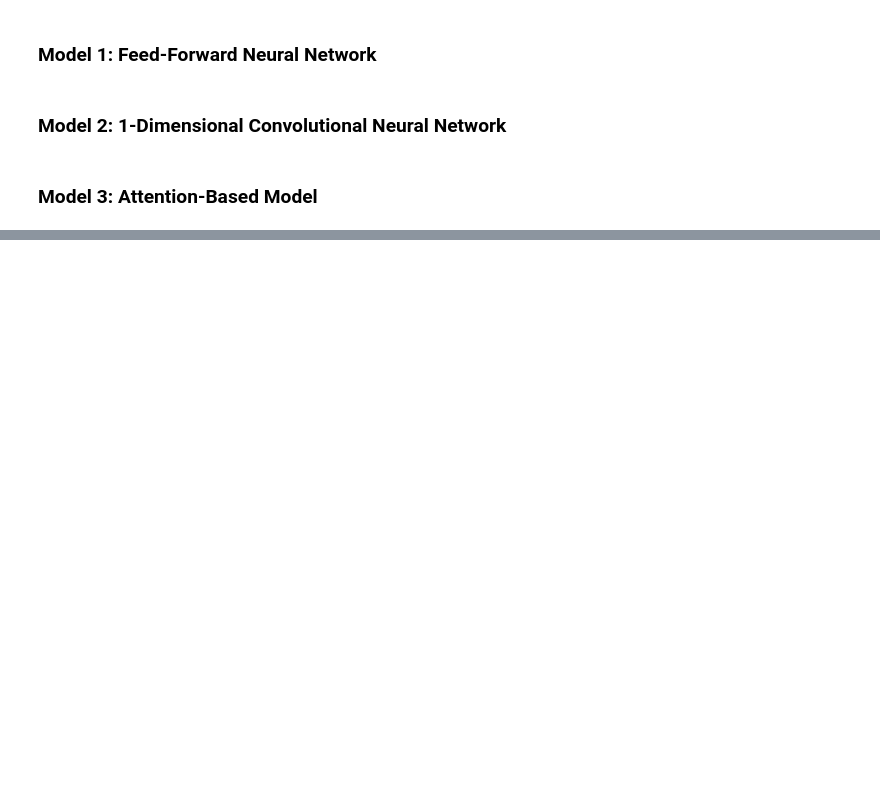
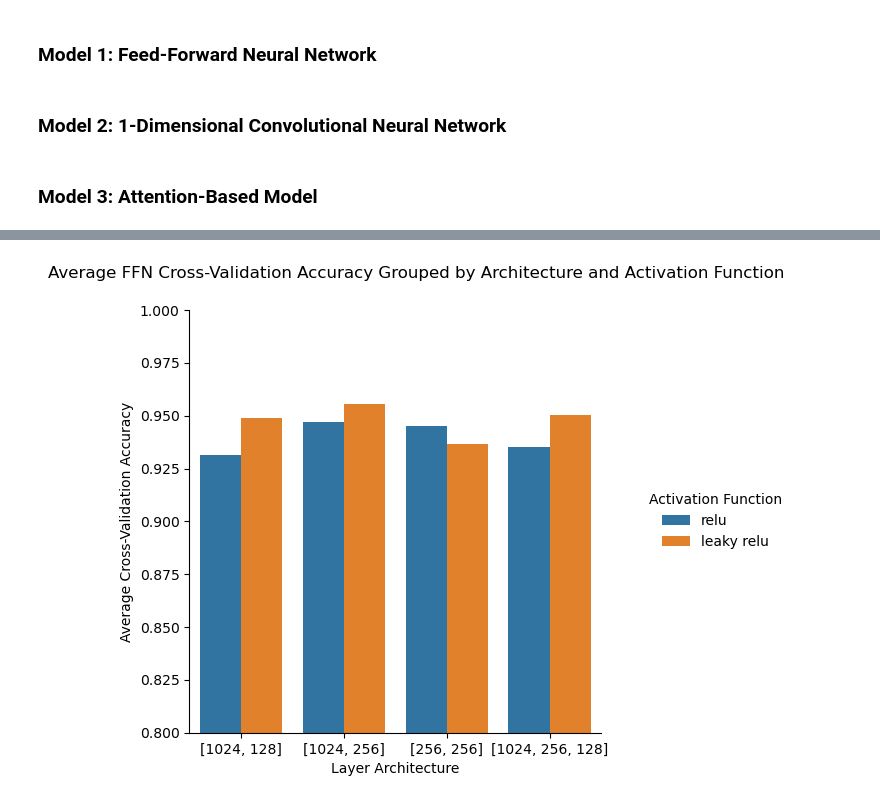
Before and after one commit to cs-ee4841-group1/final_project, a Jupyter notebook: Code.ipynb, the cells around one changed output, grey strips where cells are left out. Saved outputs shown, nothing was run; the diff lists cells and outputs as text; code cells hidden in the pictures; blank space fills up the shorter version.

```diff
--- a/Code.ipynb
+++ b/Code.ipynb
@@ -414,0 +296,23 @@ print(att_acc)
+# %%
+# construct ffns with different layer architectures
+ffn_layers = [[1024,128], [1024, 256], [256, 256], [1024, 256, 128]]
+
+# construct ffns using relu and leaky relu activation
+ffn_act_funcs = ["relu", layers.LeakyReLU(alpha=0.2)]
+
+ffn_tests = []
+
+# compile, train, and store model for each combination of architecture and activation function
+for act_func in ffn_act_funcs:
+    for layer_arch in ffn_layers:
+        ffn_tests.append({
+            "act_func": act_func,
+            "layers": str(layer_arch),
+            "val_accuracy": compile_fit_model('ffn', layer_arch, act_func)
+        })
+        gc.collect()
+
+# store results in a dataframe for later reference
+ffn_df = pd.DataFrame(ffn_tests)
+
+ffn_df
@@ -414,0 +346,23 @@ print(att_acc)
+# %%
+# create copy of results df and change activation function to more understandable value
+ffn_df_p = ffn_df.copy(deep=True)
+ffn_df_p.loc[ffn_df_p['act_func'] != 'relu', 'act_func'] = 'leaky relu'
+
+# plot FFN cross-validation results
+p = sns.catplot(
+    x="layers",
+    y="val_accuracy",
+    hue="act_func",
+    data=ffn_df_p,
+    kind="bar",
+)
+
+# plot customization
+p.set(ylim=(0.8, 1))
+p.set_axis_labels("Layer Architecture", "Average Cross-Validation Accuracy")
+p.fig.suptitle("Average FFN Cross-Validation Accuracy Grouped by Architecture and Activation Function", y=1.05)
+p.legend.set_title("Activation Function")
+
+plt.show()
+# %% [output]
+[figure, added]
```
Also changed, not shown: parts of 35 cells of this notebook.
